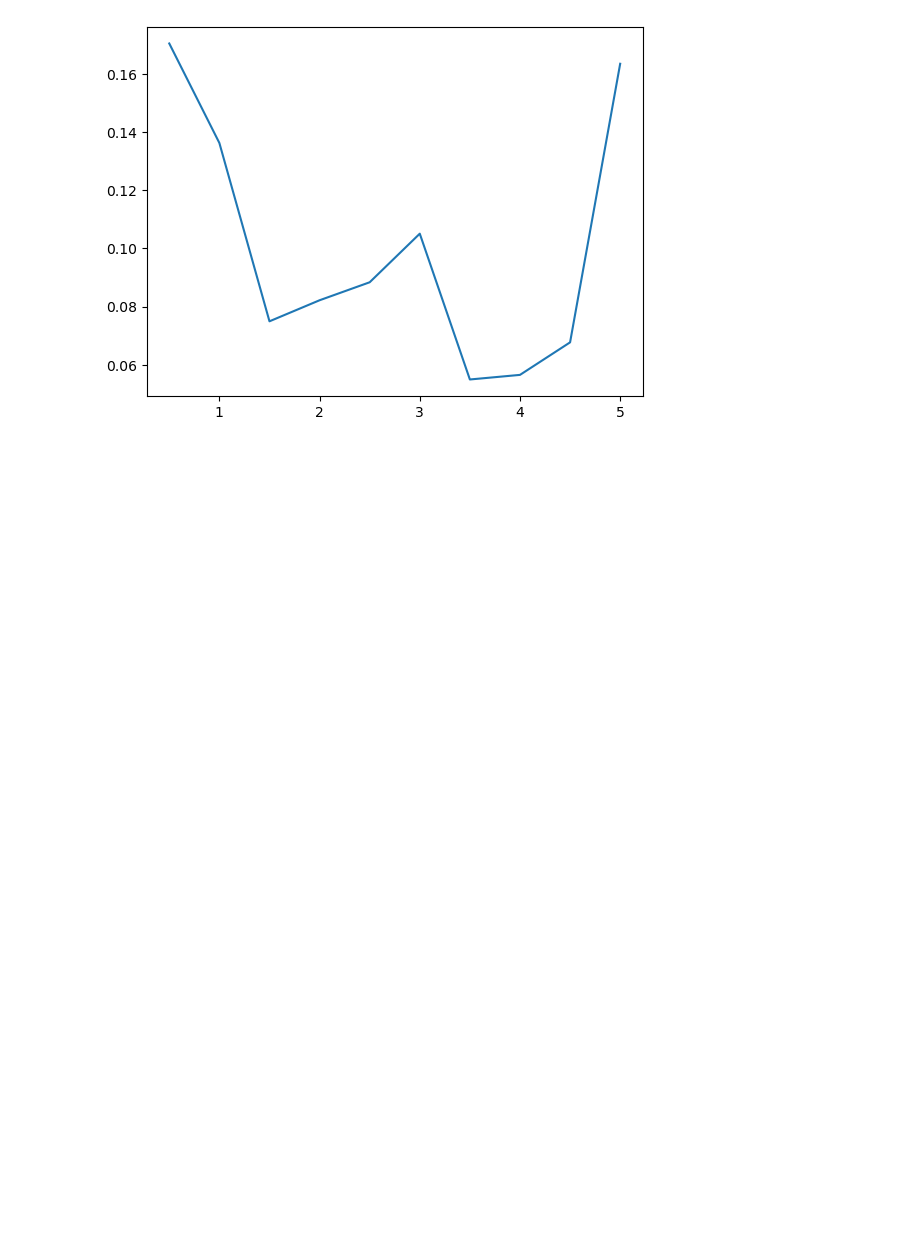
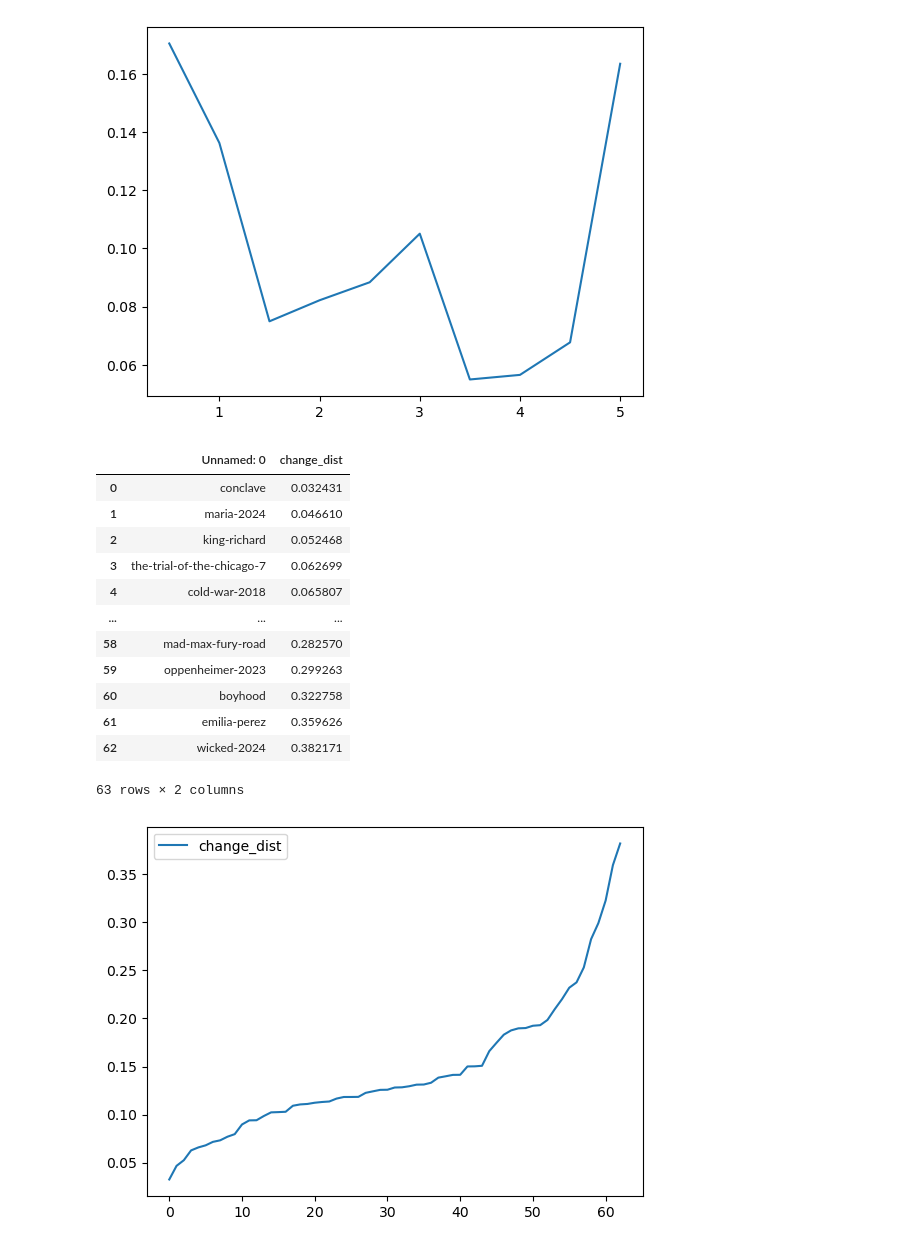
Before and after one commit to Erdos-Projects/fall-2025-predicting-movie-success, a Jupyter notebook: Pictures_Set_Up/Picture_Set_Up.ipynb, the cells around one changed output. Saved outputs shown, nothing was run; the diff lists cells and outputs as text; code cells hidden in the pictures; blank space fills up the shorter version.

```diff
--- a/Pictures_Set_Up/Picture_Set_Up.ipynb
+++ b/Pictures_Set_Up/Picture_Set_Up.ipynb
@@ -41,3 +41,26 @@ plt.plot(ratings, scores_nonbell)
 plt.savefig('nonbell_user_arkhamknightride.png')
 # %% [output]
 [figure]
+# %%
+## L2 Distance Plot
+
+df = pd.read_csv('C:/Users/Shmoops/Desktop/Conda_Stuff/python-prep-backup/fall-2025-predicting-movie-success/Post_Award_Analysis/L2_Distances.csv')
+
+df.plot()
+
+df
+# %% [output]
+|  | Unnamed: 0 | change_dist |
+| 0 | conclave | 0.032431 |
+| 1 | maria-2024 | 0.046610 |
+| 2 | king-richard | 0.052468 |
+| 3 | the-trial-of-the-chicago-7 | 0.062699 |
+| 4 | cold-war-2018 | 0.065807 |
+| ... | ... | ... |
+| 58 | mad-max-fury-road | 0.282570 |
+| 59 | oppenheimer-2023 | 0.299263 |
+| 60 | boyhood | 0.322758 |
+| 61 | emilia-perez | 0.359626 |
+| 62 | wicked-2024 | 0.382171 |
+63 rows × 2 columns
+[figure, added]
```
Also changed, not shown: parts of 1 cell of this notebook, 1 other file.
